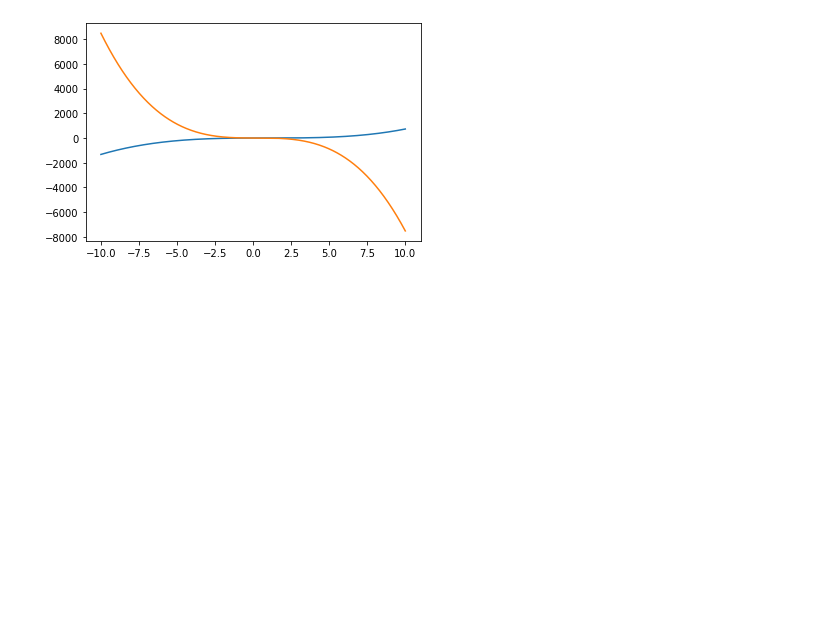
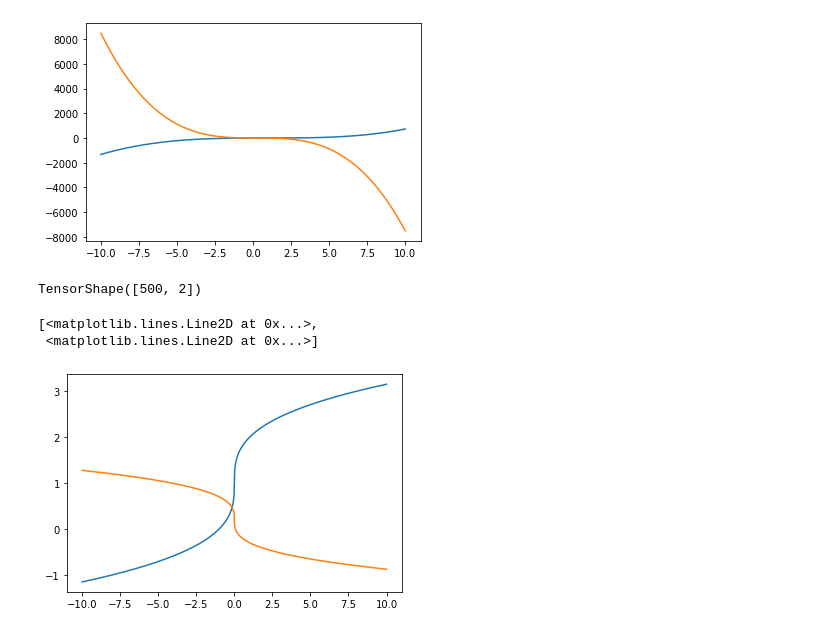
Before and after one commit to CyberPlayerOne/2021-TensorFlow_2_for_Deep_Learning_Specialization, a Jupyter notebook: probabilistic-deep-learning-with-tensorflow2/03_bijectors-and-normalising-flows/04_subclassing-bijectors/notebook.ipynb, the cells around one changed output. Drawn from its saved outputs; the diff is of its cells as text; code cells hidden in the pictures; blank space fills up the shorter version.

```diff
--- a/probabilistic-deep-learning-with-tensorflow2/03_bijectors-and-normalising-flows/04_subclassing-bijectors/notebook.ipynb
+++ b/probabilistic-deep-learning-with-tensorflow2/03_bijectors-and-normalising-flows/04_subclassing-bijectors/notebook.ipynb
@@ -163,3 +205,13 @@ plt.plot(x, cubic.forward(x))
 [<matplotlib.lines.Line2D at 0x...>,
  <matplotlib.lines.Line2D at 0x...>]
 [figure]
+# %%
+cubic.forward(x).shape
+# %% [output]
+TensorShape([500, 2])
+# %%
+plt.plot(x, cubic.inverse(x))
+# %% [output]
+[<matplotlib.lines.Line2D at 0x...>,
+ <matplotlib.lines.Line2D at 0x...>]
+[figure, added]
```
Also changed, not shown: parts of 39 cells of this notebook.
